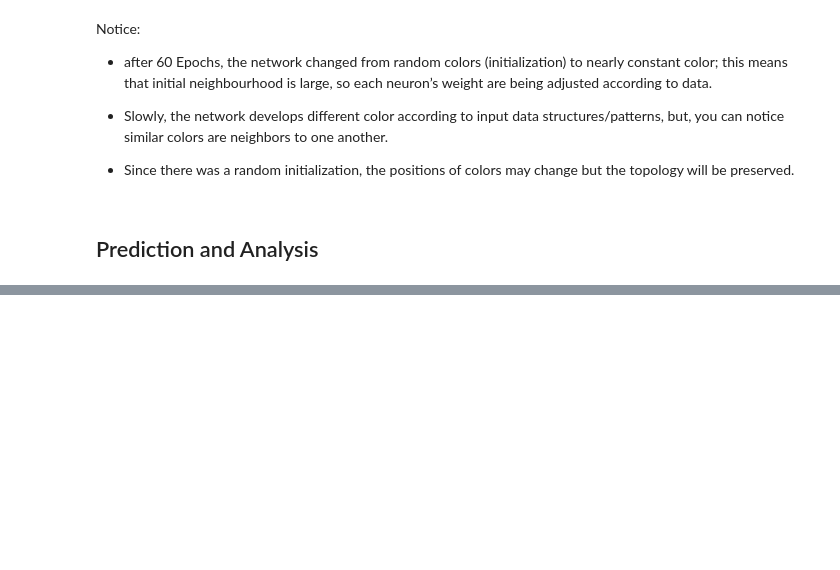
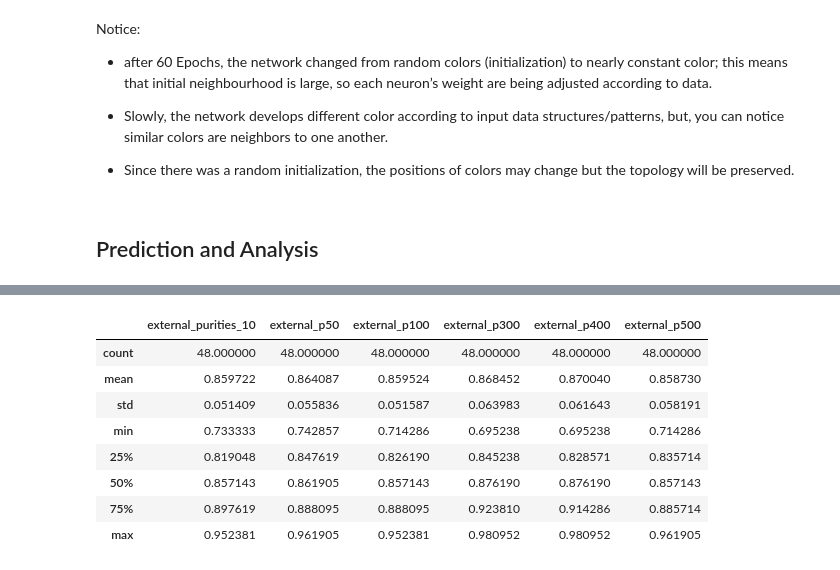
Before and after one commit to richardjonker2000/TMBD-Project-3, a Jupyter notebook: SOM1B.ipynb, the cells around one changed output, grey strips where cells are left out. Drawn from its saved outputs; the diff is of its cells as text; code cells hidden in the pictures; blank space fills up the shorter version.

Commit message:
updated solution to question 3
updated documentation.  radius decay functions were linear, exponential and fixed.

```diff
--- a/SOM1B.ipynb
+++ b/SOM1B.ipynb
@@ -191,0 +321,20 @@ accuracy: 0.8
+# %%
+# More rates, and decay functions can be appended. cost is running time
+lrs = [1, 0.1, 0.01, 0.001]  # base learning rates
+lfs = ["default", "linear", "inverse", "power"]  # learning rate decay functions
+rdfs = ["fixed", "linear", "exponential"]  # radius decay functions.
+
+# 32 runs/combinations in all
+mesh = np.array(np.meshgrid(lrs, lfs, rdfs))
+lrs_lfs_rdfs = mesh.T.reshape(-1, 3)
+
+for lr, lf, rdf in lrs_lfs_rdfs:
+    lr = lr.astype('float64')
+    run_10(base_lr=lr, lr_decay_function=lf, radius_decay_function=rdf, show_plot=False)
+    run_50(base_lr=lr, lr_decay_function=lf, radius_decay_function=rdf, show_plot=False)
+    run_100(base_lr=lr, lr_decay_function=lf, radius_decay_function=rdf, show_plot=False)
+    run_300(base_lr=lr, lr_decay_function=lf, radius_decay_function=rdf, show_plot=False)
+    run_400(base_lr=lr, lr_decay_function=lf, radius_decay_function=rdf, show_plot=False)
+    run_500(base_lr=lr, lr_decay_function=lf, radius_decay_function=rdf, show_plot=False)
+
+    print(f'lr: {lr}_lrf: {lf}_rdf: {rdf} done!')
@@ -191,0 +361,22 @@ accuracy: 0.8
+# %%
+# extract columns
+lrs_ = [_[0] for _ in lrs_lfs_rdfs]
+lfs_ = [_[1] for _ in lrs_lfs_rdfs]
+rfs_ = [_[2] for _ in lrs_lfs_rdfs]
+
+data = {
+	'learning_function': lfs_,
+	'radius_function': rfs_,
+	'learning_rate': lrs_,
+	'external_purities_10': external_purities_10,
+	'external_p50': external_purities_50,
+	'external_p100': external_purities_100,
+	'external_p300': external_purities_300,
+	'external_p400': external_purities_400,
+	'external_p500': external_purities_500,
+}
+results_df = pd.DataFrame(
+	data, index=range(1, len(lrs_)+1)
+)
+
+results_df.head()
@@ -191,0 +390,13 @@ accuracy: 0.8
+# %%
+# Descriptive statistics
+results_df.describe()
+# %% [output]
+|  | external_purities_10 | external_p50 | external_p100 | external_p300 | external_p400 | external_p500 |
+| count | 48.000000 | 48.000000 | 48.000000 | 48.000000 | 48.000000 | 48.000000 |
+| mean | 0.859722 | 0.864087 | 0.859524 | 0.868452 | 0.870040 | 0.858730 |
+| std | 0.051409 | 0.055836 | 0.051587 | 0.063983 | 0.061643 | 0.058191 |
+| min | 0.733333 | 0.742857 | 0.714286 | 0.695238 | 0.695238 | 0.714286 |
+| 25% | 0.819048 | 0.847619 | 0.826190 | 0.845238 | 0.828571 | 0.835714 |
+| 50% | 0.857143 | 0.861905 | 0.857143 | 0.876190 | 0.876190 | 0.857143 |
+| 75% | 0.897619 | 0.888095 | 0.888095 | 0.923810 | 0.914286 | 0.885714 |
+| max | 0.952381 | 0.961905 | 0.952381 | 0.980952 | 0.980952 | 0.961905 |
```
Also changed, not shown: parts of 17 cells of this notebook, 3 other files.
